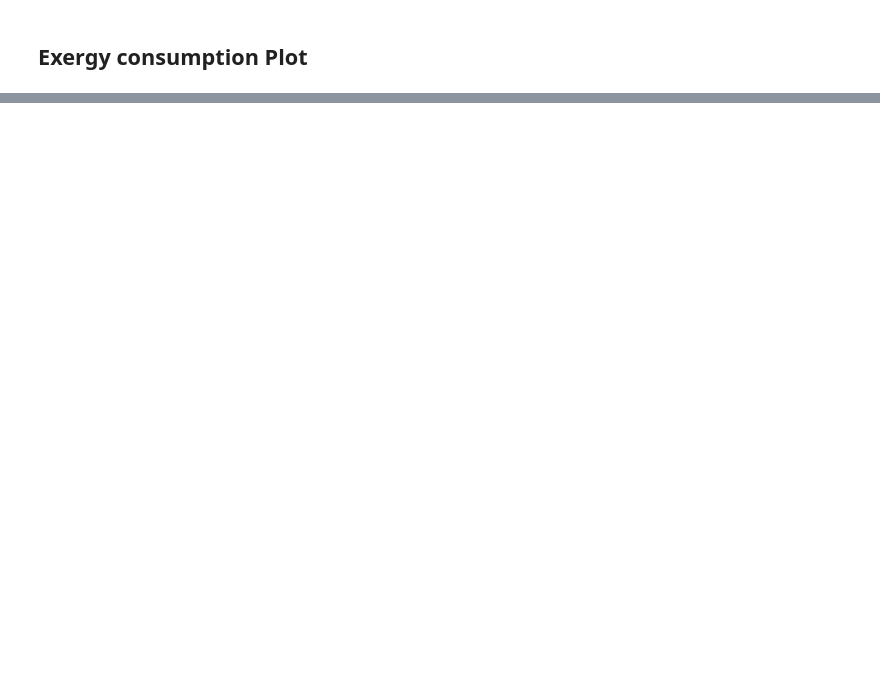
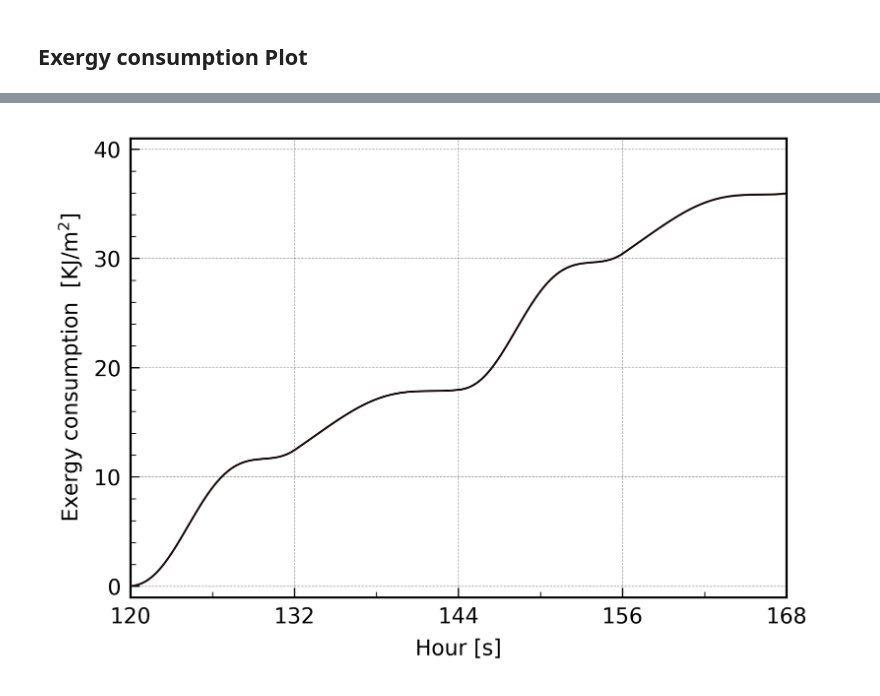
Before and after one commit to binbinbon/CAP_project, a Jupyter notebook: coding/엑서지 플랏.ipynb, the cells around one changed output, grey strips where cells are left out. Cells and saved outputs as stored; diff of their text form; code cells hidden in the pictures; blank space fills up the shorter version.

```diff
--- a/coding/엑서지 플랏.ipynb
+++ b/coding/엑서지 플랏.ipynb
@@ -246,0 +519,11 @@ plot(exergy_c_node0, exergy_c_node1, exergy_c_node2, exergy_c_node3, exergy_c_no
+# %%
+df_total_exergy_c_data = pd.DataFrame(df_exergy_c_data.sum(axis=1), columns=['total'])
+
+
+# 특정 시간 이전의 데이터를 0으로 만들기
+df_total_exergy_c_data.iloc[:43200, :] = 0
+
+cumsum_data = np.cumsum(df_total_exergy_c_data)
+cumsum_data = cumsum_data.astype(float)
+
+total_exergy_c = (cumsum_data.iloc[:,[0]])/1000
@@ -246,0 +639,4 @@ plot(exergy_c_node0, exergy_c_node1, exergy_c_node2, exergy_c_node3, exergy_c_no
+# %%
+plot(total_exergy_c, 1)
+# %% [output]
+[figure, added]
```
Also changed, not shown: parts of 14 cells of this notebook, 2 other files.
